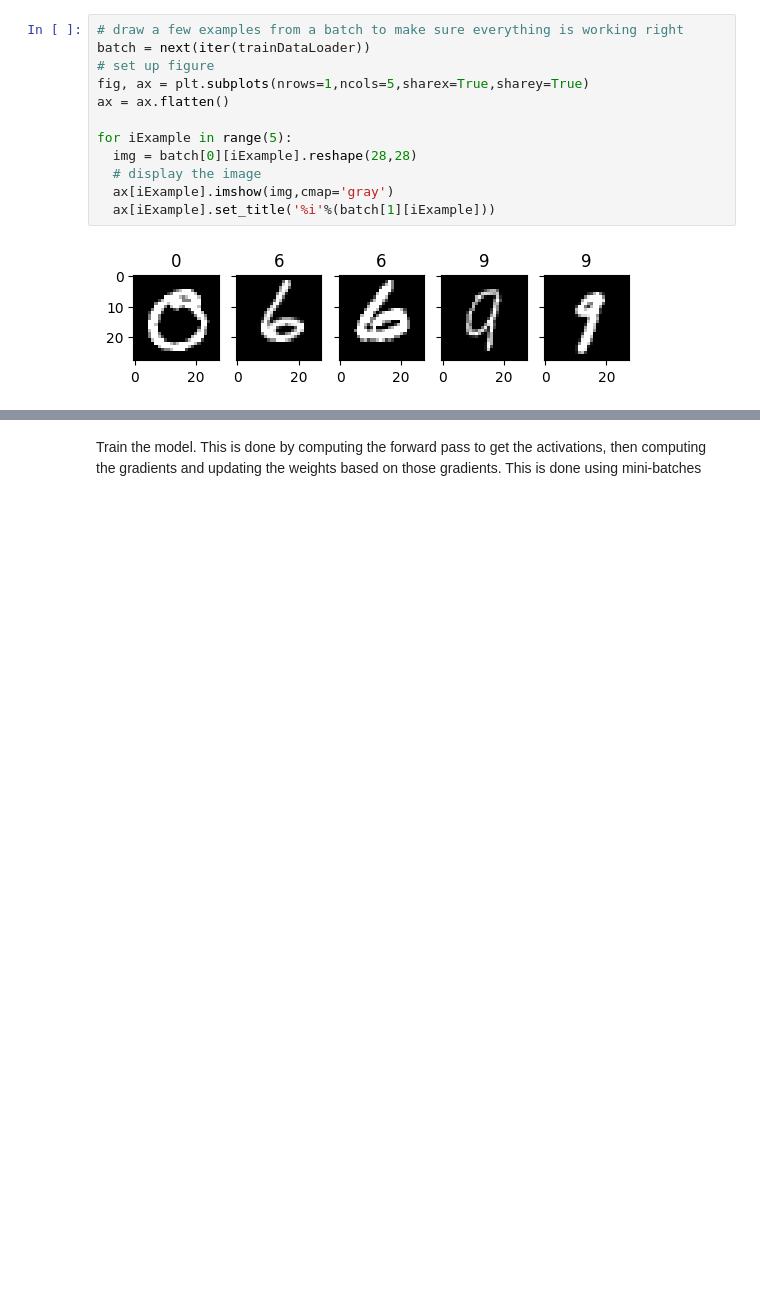
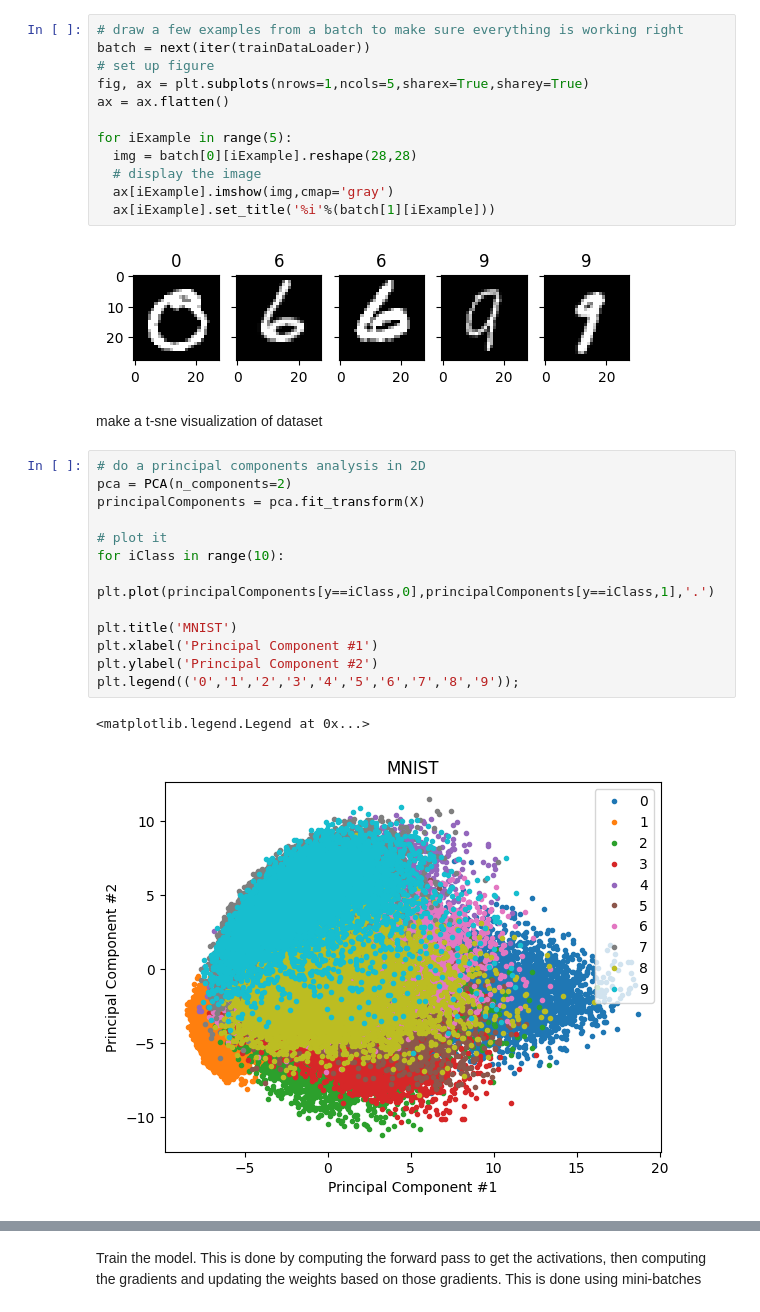
Before and after one commit to justingardner/deepstuff, a Jupyter notebook: MultilayerPerceptron.ipynb, the cells around one changed output, grey strips where cells are left out. Saved outputs shown, nothing was run; the diff lists cells and outputs as text; blank space fills up the shorter version.

Commit message:
Added PCA and tSNE visualization of data

```diff
--- a/MultilayerPerceptron.ipynb
+++ b/MultilayerPerceptron.ipynb
@@ -293,3 +295,21 @@ for iExample in range(5):
   ax[iExample].set_title('%i'%(batch[1][iExample]))
 # %% [output]
 [figure]
+# %% [markdown]
+make a t-sne visualization of dataset
+# %%
+# do a principal components analysis in 2D
+pca = PCA(n_components=2)
+principalComponents = pca.fit_transform(X)
+
+# plot it
+for iClass in range(10):
+  plt.plot(principalComponents[y==iClass,0],principalComponents[y==iClass,1],'.')
+
+plt.title('MNIST')
+plt.xlabel('Principal Component #1')
+plt.ylabel('Principal Component #2')
+plt.legend(('0','1','2','3','4','5','6','7','8','9'));
+# %% [output]
+<matplotlib.legend.Legend at 0x...>
+[figure, added]
```
Also changed, not shown: parts of 8 cells of this notebook.
